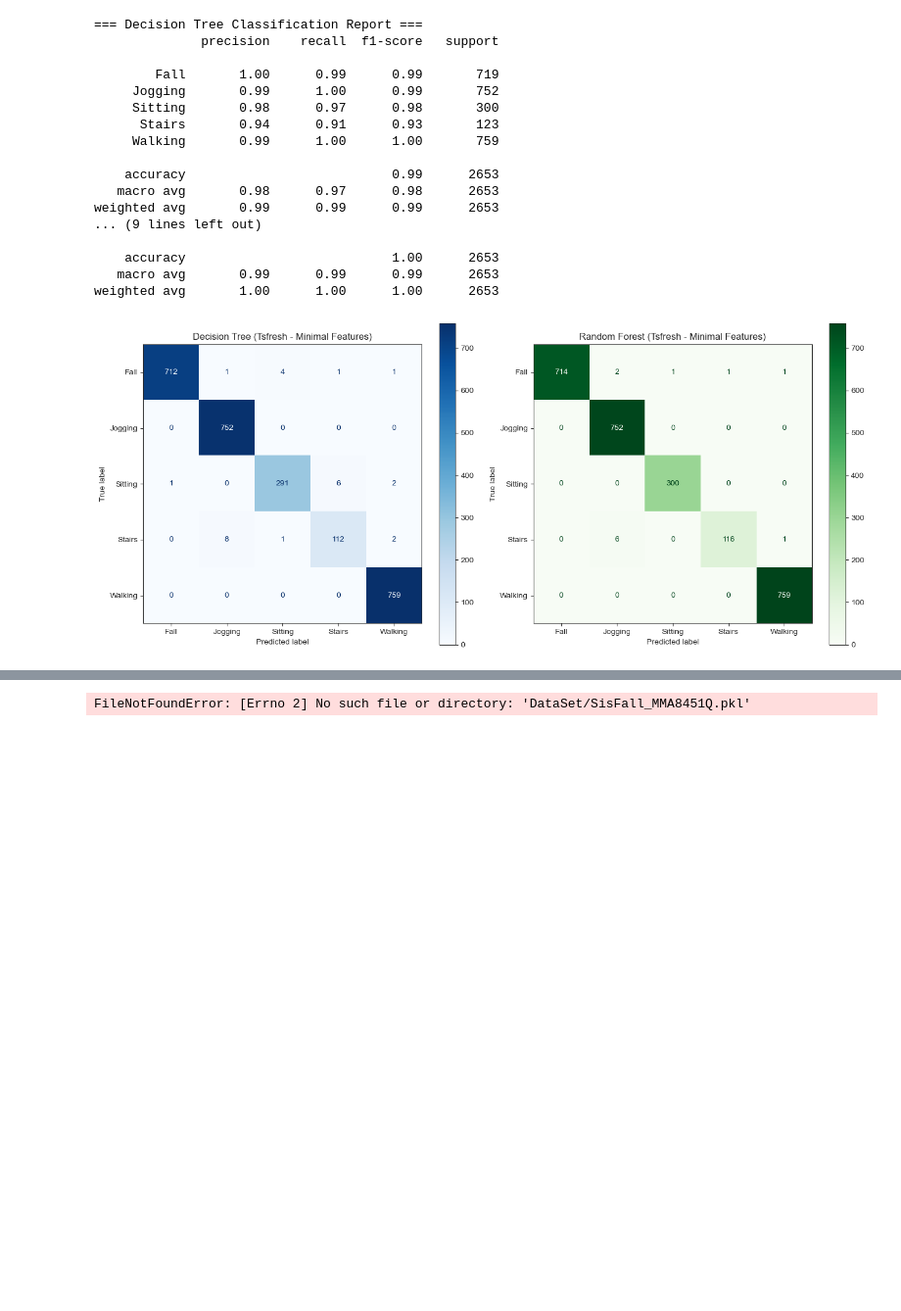
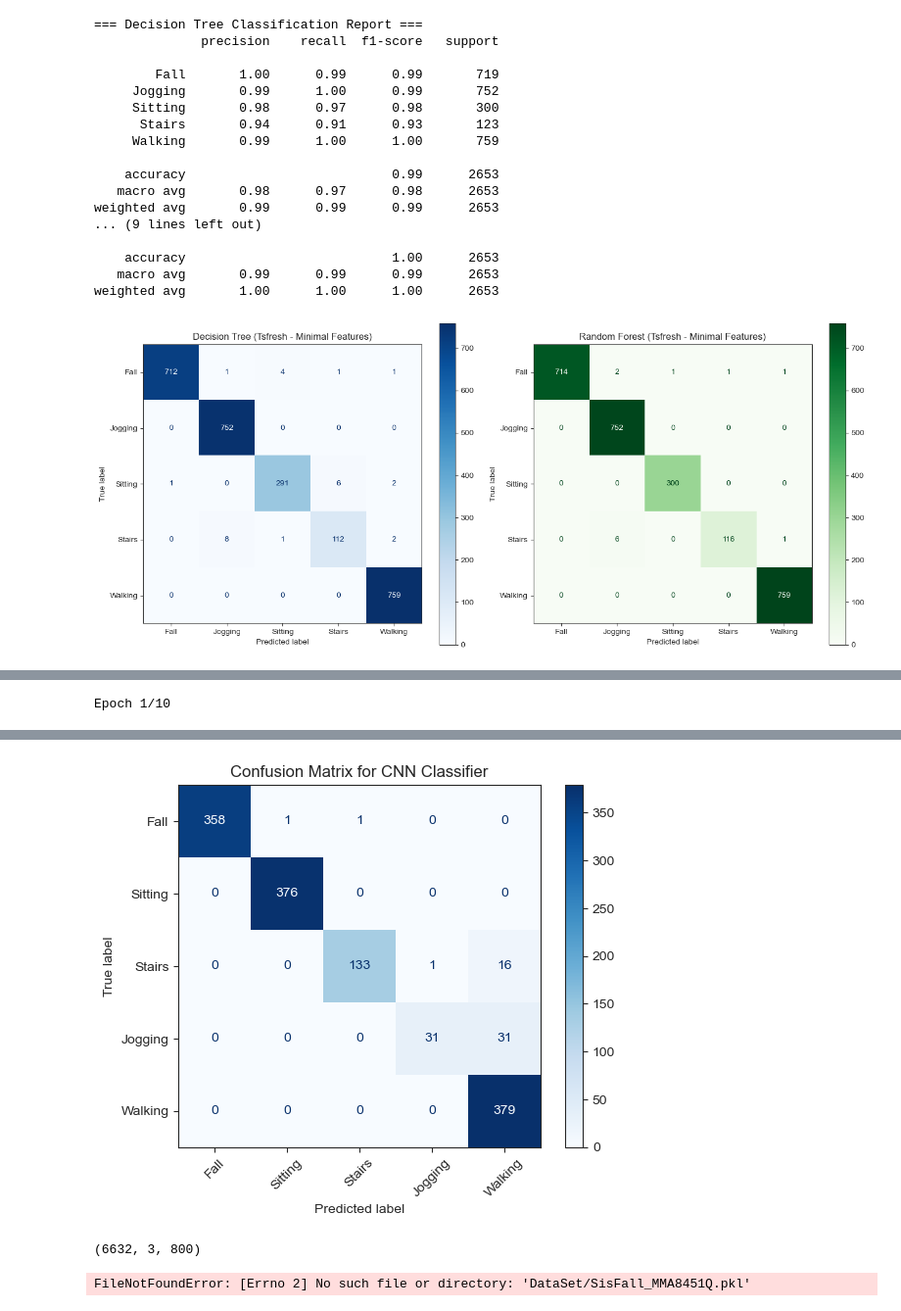
Before and after one commit to AliShrz/earpiece-fall-detection, a Jupyter notebook: Sisfall_model_training.ipynb, the cells around one changed output, grey strips where cells are left out. Shown at 98% size. Drawn from its saved outputs; the diff is of its cells as text; code cells hidden in the pictures; blank space fills up the shorter version.

```diff
--- a/Sisfall_model_training.ipynb
+++ b/Sisfall_model_training.ipynb
@@ -782,0 +813,70 @@ weighted avg       0.98      0.97      0.97      1327
+# %%
+from sklearn.model_selection import train_test_split
+from tensorflow.keras.models import Sequential
+from tensorflow.keras.layers import Conv2D, MaxPooling2D, Flatten, Dense, Dropout
+from tensorflow.keras.utils import to_categorical
+
+X_cnn = []  # Features for CNN: list of (3, 800) arrays
+y_cnn = []  # Labels for CNN: activity names
+
+# prepare data for CNN
+for key, info in activity_mapper.items():
+    label = info["label"]
+    for sample in info["data"]:
+        if sample.shape != (3, 800):
+            continue
+        X_cnn.append(sample)
+        y_cnn.append(label)
+
+# Convert to numpy arrays
+X_cnn = np.array(X_cnn)  # shape: (num_samples, 3, 800)
+y_cnn = np.array(y_cnn)  # shape: (num_samples,)
+# Convert labels to categorical
+y_cnn = pd.Categorical(y_cnn).codes  # Convert to numerical codes
+y_cnn = to_categorical(y_cnn)  # One-hot encode labels
+# Reshape for CNN input: (num_samples, height, width, channels)
+X_cnn = X_cnn.reshape(X_cnn.shape[0], 3, 800, 1)  # shape: (num_samples, 3, 800, 1)
+# Split into training and testing sets
+X_train_cnn, X_test_cnn, y_train_cnn, y_test_cnn = train_test_split(
+    X_cnn, y_cnn, test_size=0.2, stratify=y_cnn.argmax(axis=1), random_state=42
+)
+# Build the CNN model
+cnn_model = Sequential([
+    Conv2D(32, (3, 3), activation='relu', padding='same', input_shape=(3, 800, 1)),
+    MaxPooling2D((2, 2), padding='same'),
+    Conv2D(64, (3, 3), activation='relu', padding='same'),
+    MaxPooling2D((2, 2), padding='same'),
+    Flatten(),
+    Dense(128, activation='relu'),
+    Dropout(0.5),
+    Dense(y_cnn.shape[1], activation='softmax')  # Output layer for multi-class classification
+])
+# Compile the model
+cnn_model.compile(optimizer='adam', loss='categorical_crossentropy', metrics=['accuracy'])
+# Train the model
+cnn_model.fit(
+    X_train_cnn, y_train_cnn,
+    epochs=10, batch_size=32,
+    validation_data=(X_test_cnn, y_test_cnn)
+)
+# Evaluate the model
+test_loss, test_accuracy = cnn_model.evaluate(X_test_cnn, y_test_cnn)
+print(f"Test Loss: {test_loss}, Test Accuracy: {test_accuracy}")
+# Make predictions
+y_pred_cnn = cnn_model.predict(X_test_cnn)
+# Convert predictions back to labels
+y_pred_labels = np.argmax(y_pred_cnn, axis=1)
+# Convert true labels back to categorical
+y_true_labels = np.argmax(y_test_cnn, axis=1)
+# Print classification report
+target_names = ['Fall', 'Sitting', 'Stairs', 'Jogging', 'Walking']
+print(classification_report(y_true_labels, y_pred_labels, target_names=target_names))
+# Generate confusion matrix
+cm_cnn = confusion_matrix(y_true_labels, y_pred_labels, labels=np.arange(y_cnn.shape[1]))
+# Display confusion matrix
+disp_cnn = ConfusionMatrixDisplay(confusion_matrix=cm_cnn, display_labels=target_names)
+disp_cnn.plot(cmap='Blues', xticks_rotation=45)
+plt.title("Confusion Matrix for CNN Classifier")
+plt.show()
+# %% [output]
+Epoch 1/10
@@ -783,3 +900,8 @@ weighted avg       0.98      0.97      0.97      1327
+[figure, added]
+# %%
+X_cnn.shape
+# %% [output]
+(6632, 3, 800)
 # %%
 from scripts import classifiers
 import sisfall_utils as sisfall
```
Also changed, not shown: parts of 3 cells of this notebook.
